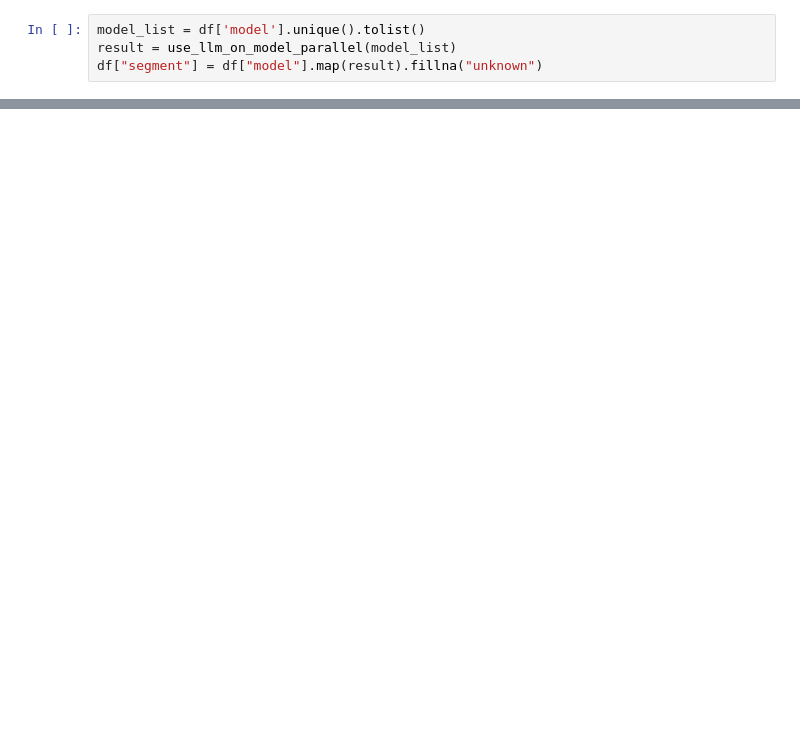
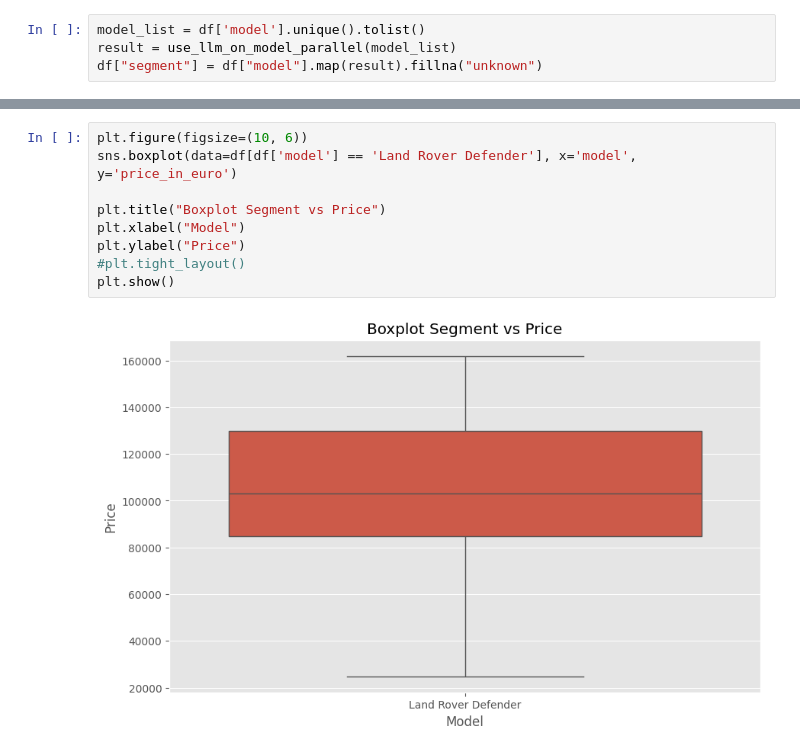
Before and after one commit to kiljos/data_mining, a Jupyter notebook: call_llm.ipynb, the cells around one changed output, grey strips where cells are left out. Drawn from its saved outputs; the diff is of its cells as text; blank space fills up the shorter version.

```diff
--- a/call_llm.ipynb
+++ b/call_llm.ipynb
@@ -172,0 +184,11 @@ plt.show()
+# %%
+plt.figure(figsize=(10, 6))
+sns.boxplot(data=df[df['model'] == 'Land Rover Defender'], x='model', y='price_in_euro')
+
+plt.title("Boxplot Segment vs Price")
+plt.xlabel("Model")
+plt.ylabel("Price")
+#plt.tight_layout()
+plt.show()
+# %% [output]
+[figure, added]
```
Also changed, not shown: parts of 15 cells of this notebook.
